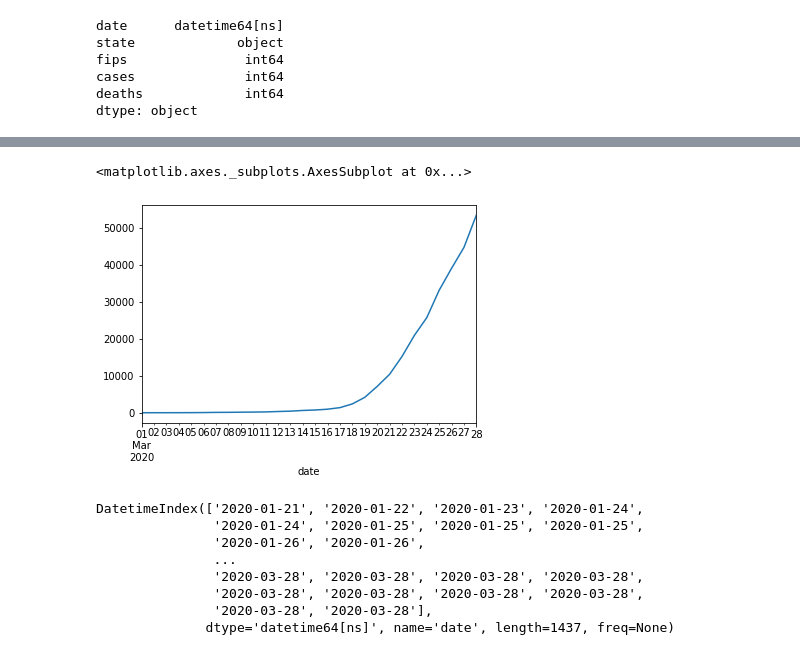
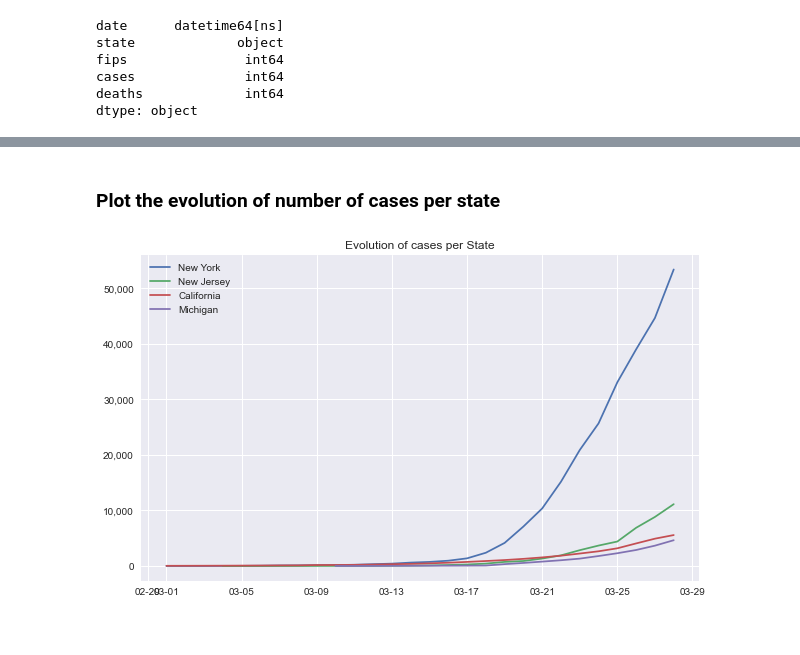
Before and after one commit to mtlberri/covid-19-data, a Jupyter notebook: covid-study.ipynb, the cells around one changed output, grey strips where cells are left out. Saved outputs shown, nothing was run; the diff lists cells and outputs as text; code cells hidden in the pictures.

```diff
--- a/covid-study.ipynb
+++ b/covid-study.ipynb
@@ -51,16 +65,24 @@ df
-# %%
-df[df['state']=='New York'].loc[:,'cases'].plot()
-# %% [output]
-<matplotlib.axes._subplots.AxesSubplot at 0x...>
-[figure, removed]
-# %%
-df.index
-# %% [output]
-DatetimeIndex(['2020-01-21', '2020-01-22', '2020-01-23', '2020-01-24',
-               '2020-01-24', '2020-01-25', '2020-01-25', '2020-01-25',
-               '2020-01-26', '2020-01-26',
-               ...
-               '2020-03-28', '2020-03-28', '2020-03-28', '2020-03-28',
-               '2020-03-28', '2020-03-28', '2020-03-28', '2020-03-28',
-               '2020-03-28', '2020-03-28'],
-              dtype='datetime64[ns]', name='date', length=1437, freq=None)
+# %% [markdown]
+### Plot the evolution of number of cases per state
+# %%
+def my_plotter(fig,ax,df,state,column):
+    '''
+    Helper function to make the graphs
+    '''
+    fig.set_size_inches(10,6)
+    ax.set_title(f"Evolution of cases per State")
+    # x formatter for dates
+    ax.get_xaxis().set_major_formatter(matplotlib.dates.DateFormatter(fmt='%m-%d'))
+    # y formatter for thousands separator
+    ax.get_yaxis().set_major_formatter(matplotlib.ticker.FuncFormatter(lambda x,p: format(int(x),',')))
+    out = ax.plot( df[df['state']==state].loc['20200301':].index , df[df['state']==state].loc['20200301':,[column]],label=state )
+    ax.legend()
+    return out
+# %%
+fig,ax = plt.subplots()
+my_plotter(fig,ax,df,state='New York',column="cases")
+my_plotter(fig,ax,df,state='New Jersey',column="cases")
+my_plotter(fig,ax,df,state='California',column="cases")
+out = my_plotter(fig,ax,df,state='Michigan',column="cases")
+# %% [output]
+[figure, added]
```
Also changed, not shown: parts of 28 cells of this notebook.
